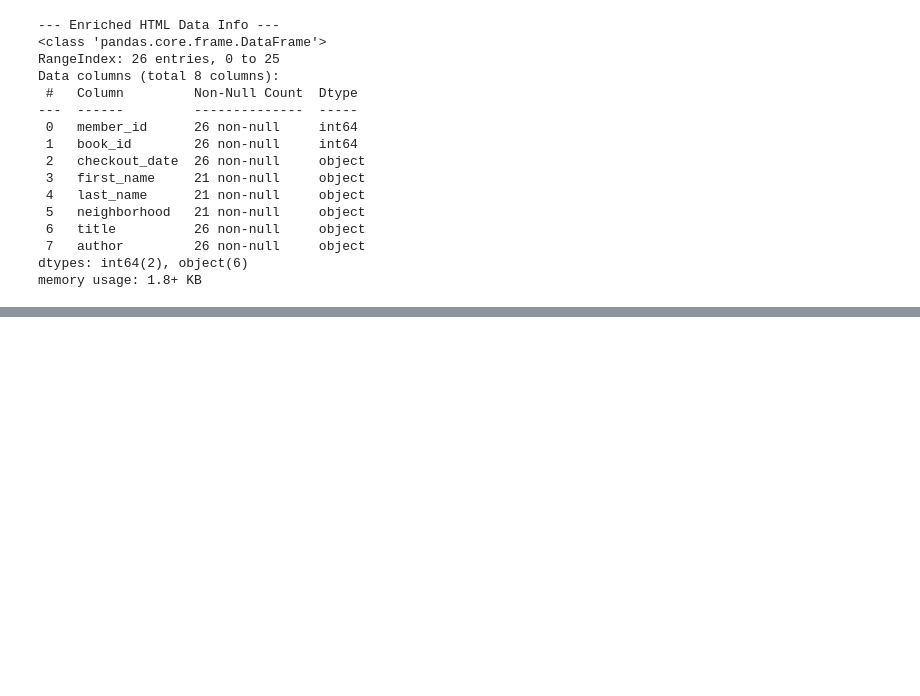
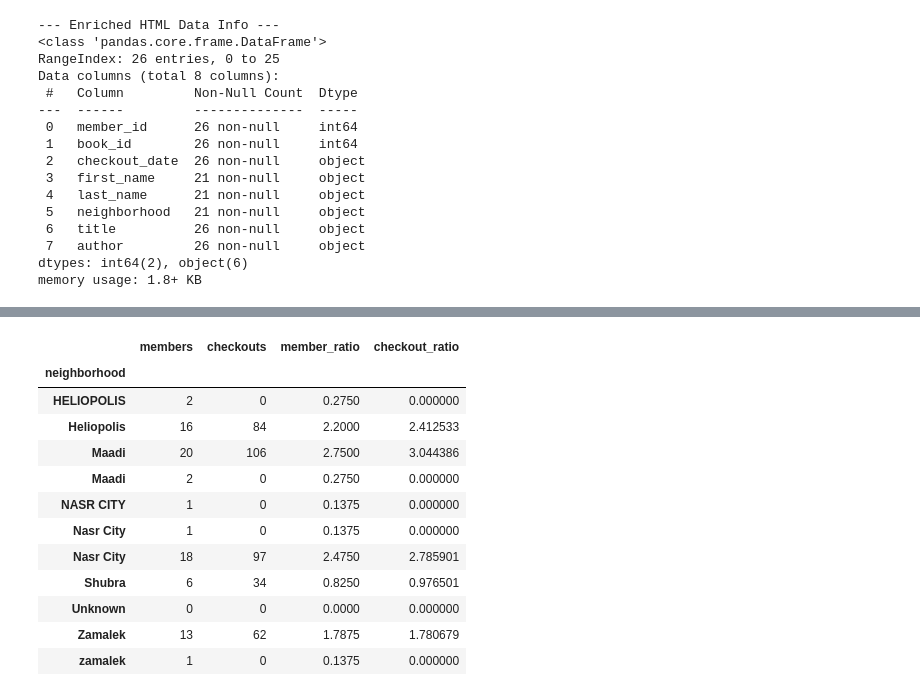
Before and after one commit to 30804230101333/library-project, a Jupyter notebook: 30804230101333_Library.ipynb, the cells around one changed output, grey strips where cells are left out. Cells and saved outputs as stored; diff of their text form; code cells hidden in the pictures; blank space fills up the shorter version.

Commit message:
Complete Task 3 analysis

```diff
--- a/30804230101333_Library.ipynb
+++ b/30804230101333_Library.ipynb
@@ -2659,3 +2657,12 @@ Data columns (total 8 columns):
  7   author         26 non-null     object
 dtypes: int64(2), object(6)
 memory usage: 1.8+ KB
+# %%
+#Task 3
+# Count members in each neighborhood
+members_by_neighborhood = members_db_df.groupby("neighborhood")["member_id"].nunique()
+
+members_by_neighborhood = members_by_neighborhood.sort_values(ascending=False)
+
+print("Members by Neighborhood:")
+print(members_by_neighborhood)
@@ -2661,0 +2683,7 @@ memory usage: 1.8+ KB
+# %%
+checkouts_by_neighborhood = cleaned_data_df.groupby("neighborhood")["checkout_id"].count()
+
+checkouts_by_neighborhood = checkouts_by_neighborhood.sort_values(ascending=False)
+
+print("Checkouts by Neighborhood:")
+print(checkouts_by_neighborhood)
@@ -2661,0 +2700,10 @@ memory usage: 1.8+ KB
+# %%
+neighborhood_comparison = pd.DataFrame({
+    "members": members_by_neighborhood,
+    "checkouts": checkouts_by_neighborhood
+}).fillna(0)
+
+neighborhood_comparison = neighborhood_comparison.astype(int)
+
+print("Neighborhood Comparison:")
+print(neighborhood_comparison)
@@ -2661,0 +2725,28 @@ memory usage: 1.8+ KB
+# %%
+# Compare each neighborhood with the average
+avg_members = neighborhood_comparison["members"].mean()
+avg_checkouts = neighborhood_comparison["checkouts"].mean()
+
+neighborhood_comparison["member_ratio"] = (
+    neighborhood_comparison["members"] / avg_members
+)
+
+neighborhood_comparison["checkout_ratio"] = (
+    neighborhood_comparison["checkouts"] / avg_checkouts
+)
+
+neighborhood_comparison
+# %% [output]
+|  | members | checkouts | member_ratio | checkout_ratio |
+| neighborhood |  |  |  |  |
+| HELIOPOLIS | 2 | 0 | 0.2750 | 0.000000 |
+| Heliopolis | 16 | 84 | 2.2000 | 2.412533 |
+| Maadi | 20 | 106 | 2.7500 | 3.044386 |
+| Maadi | 2 | 0 | 0.2750 | 0.000000 |
+| NASR CITY | 1 | 0 | 0.1375 | 0.000000 |
+| Nasr City | 1 | 0 | 0.1375 | 0.000000 |
+| Nasr City | 18 | 97 | 2.4750 | 2.785901 |
+| Shubra | 6 | 34 | 0.8250 | 0.976501 |
+| Unknown | 0 | 0 | 0.0000 | 0.000000 |
+| Zamalek | 13 | 62 | 1.7875 | 1.780679 |
+| zamalek | 1 | 0 | 0.1375 | 0.000000 |
```
Also changed, not shown: parts of 9 cells of this notebook.
